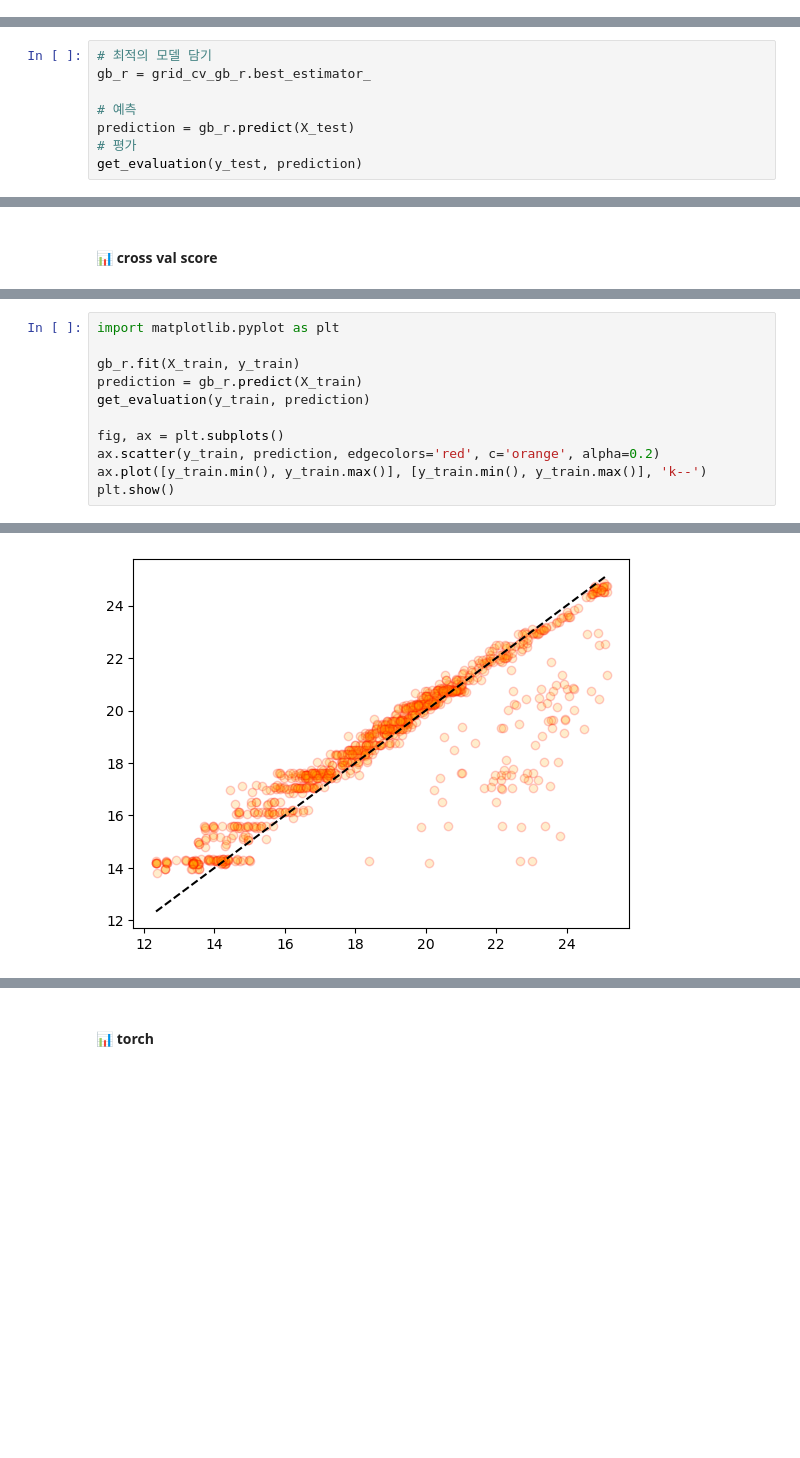
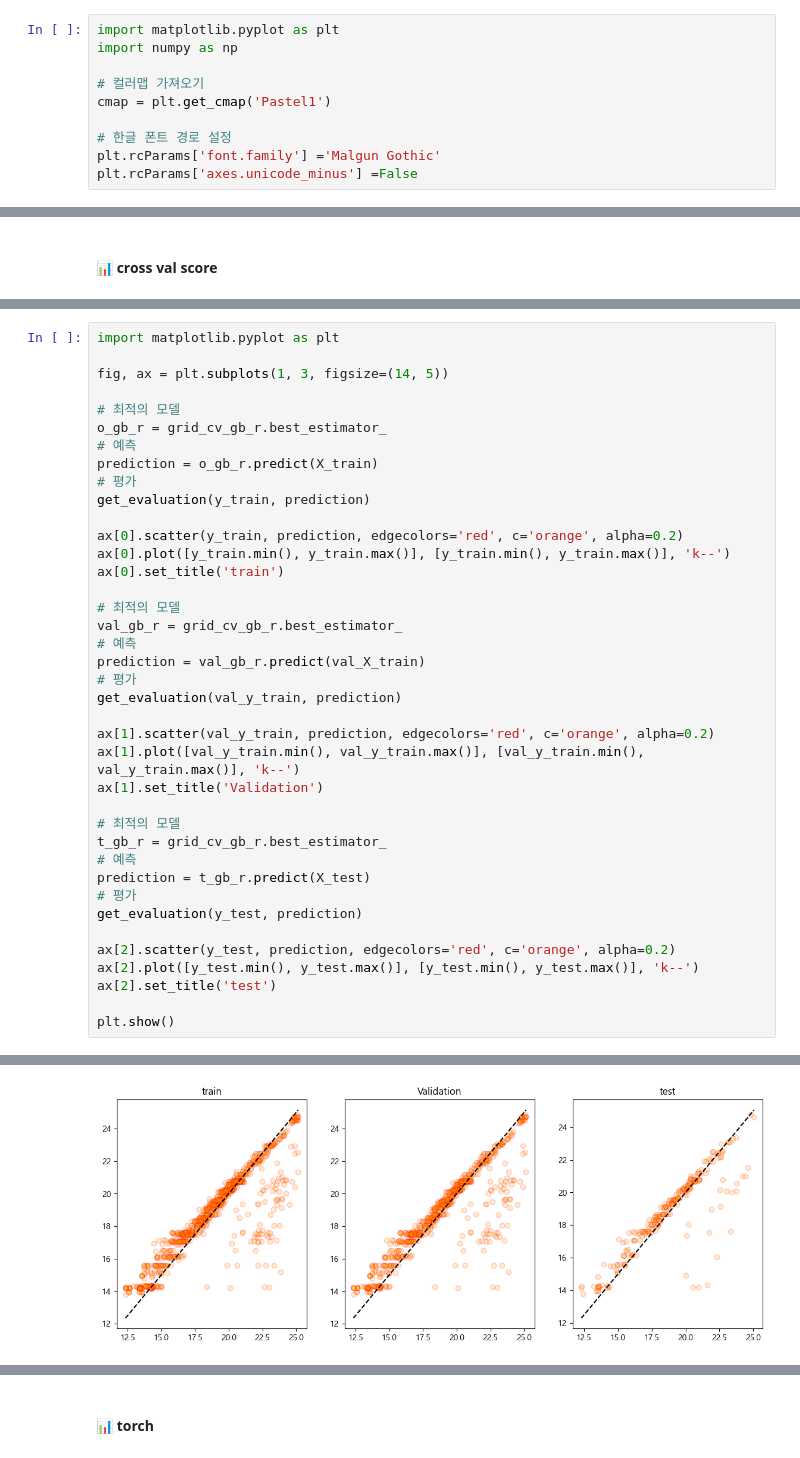
Before and after one commit to songseogyeong/project-machine_learning, a Jupyter notebook: 03_regression/02_medical_insurance_Regression_Project/6Cycle.ipynb, the cells around one changed output, grey strips where cells are left out. Saved outputs shown, nothing was run; the diff lists cells and outputs as text; blank space fills up the shorter version.

```diff
--- a/03_regression/02_medical_insurance_Regression_Project/6Cycle.ipynb
+++ b/03_regression/02_medical_insurance_Regression_Project/6Cycle.ipynb
@@ -19,6 +19,16 @@ https://www.kaggle.com/datasets/mirichoi0218/insurance/data
 
 #### target
 - charges : 건강보험에서 청구하는 개인의료비
+# %%
+import matplotlib.pyplot as plt
+import numpy as np
+
+# 컬러맵 가져오기
+cmap = plt.get_cmap('Pastel1')
+
+# 한글 폰트 경로 설정
+plt.rcParams['font.family'] ='Malgun Gothic'
+plt.rcParams['axes.unicode_minus'] =False
 # %%
 import pandas as pd
 
@@ -209,8 +170,0 @@ GridSearchCV(cv=KFold(n_splits=10, random_state=124, shuffle=True),
-# %%
-# 최적의 모델 담기
-gb_r = grid_cv_gb_r.best_estimator_
-
-# 예측
-prediction = gb_r.predict(X_test)
-# 평가
-get_evaluation(y_test, prediction)
@@ -291,13 +384,41 @@ array([0.77171585, 0.74790995, 0.84831547, 0.7906346 , 0.72743333,
 # %%
 import matplotlib.pyplot as plt
 
-gb_r.fit(X_train, y_train)
-prediction = gb_r.predict(X_train)
+fig, ax = plt.subplots(1, 3, figsize=(14, 5))
+
+# 최적의 모델
+o_gb_r = grid_cv_gb_r.best_estimator_
+# 예측
+prediction = o_gb_r.predict(X_train)
+# 평가
 get_evaluation(y_train, prediction)
 
-fig, ax = plt.subplots()
-ax.scatter(y_train, prediction, edgecolors='red', c='orange', alpha=0.2)
-ax.plot([y_train.min(), y_train.max()], [y_train.min(), y_train.max()], 'k--')
+ax[0].scatter(y_train, prediction, edgecolors='red', c='orange', alpha=0.2)
+ax[0].plot([y_train.min(), y_train.max()], [y_train.min(), y_train.max()], 'k--')
+ax[0].set_title('train')
+
+# 최적의 모델
+val_gb_r = grid_cv_gb_r.best_estimator_
+# 예측
+prediction = val_gb_r.predict(val_X_train)
+# 평가
+get_evaluation(val_y_train, prediction)
+
+ax[1].scatter(val_y_train, prediction, edgecolors='red', c='orange', alpha=0.2)
+ax[1].plot([val_y_train.min(), val_y_train.max()], [val_y_train.min(), val_y_train.max()], 'k--')
+ax[1].set_title('Validation')
+
+# 최적의 모델
+t_gb_r = grid_cv_gb_r.best_estimator_
+# 예측
+prediction = t_gb_r.predict(X_test)
+# 평가
+get_evaluation(y_test, prediction)
+
+ax[2].scatter(y_test, prediction, edgecolors='red', c='orange', alpha=0.2)
+ax[2].plot([y_test.min(), y_test.max()], [y_test.min(), y_test.max()], 'k--')
+ax[2].set_title('test')
+
 plt.show()
 # %% [output]
 MSE: 2.0431, RMSE: 1.4294, MSLE: 0.0051, RMSLE: 0.0716, R2: 0.7872
@@ -304 +427 @@ MSE: 2.0431, RMSE: 1.4294, MSLE: 0.0051, RMSLE: 0.0716, R2: 0.7872
-[figure, old version]
+[figure, new version]
```
Also changed, not shown: parts of 35 cells of this notebook, 30 other files.
